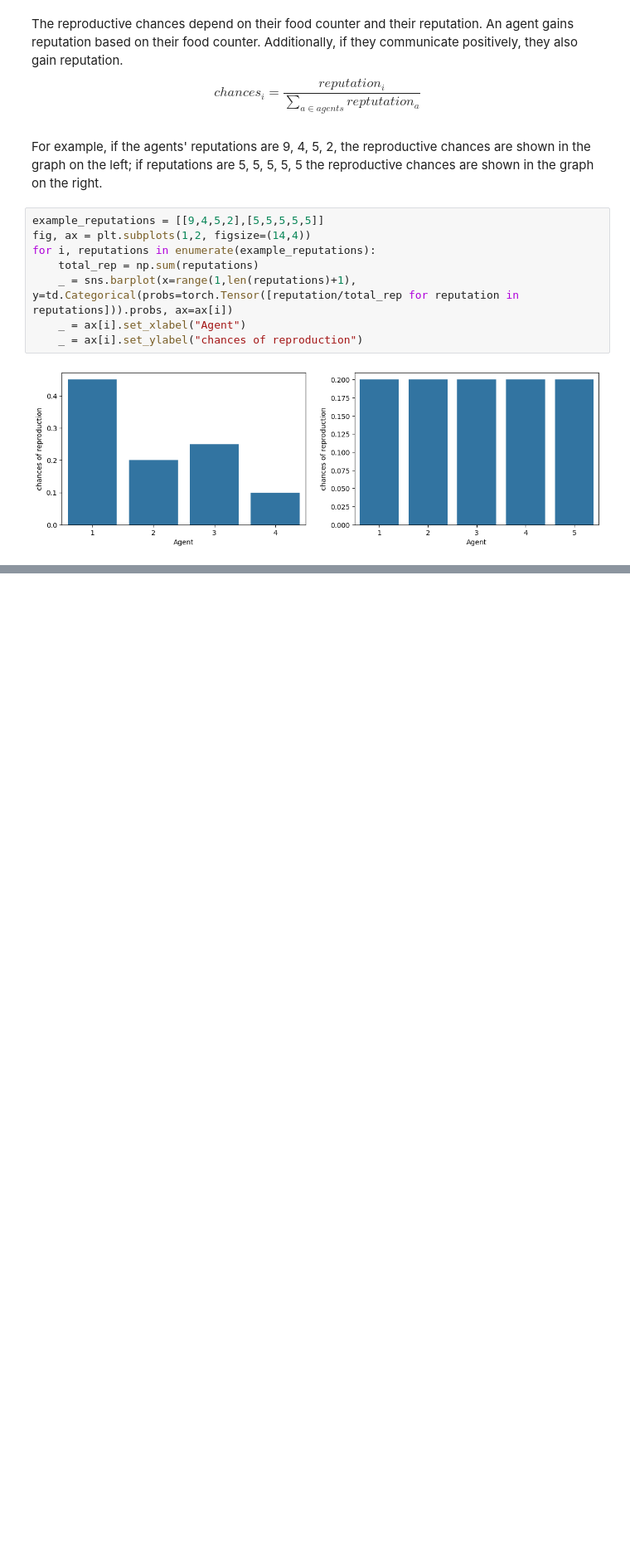
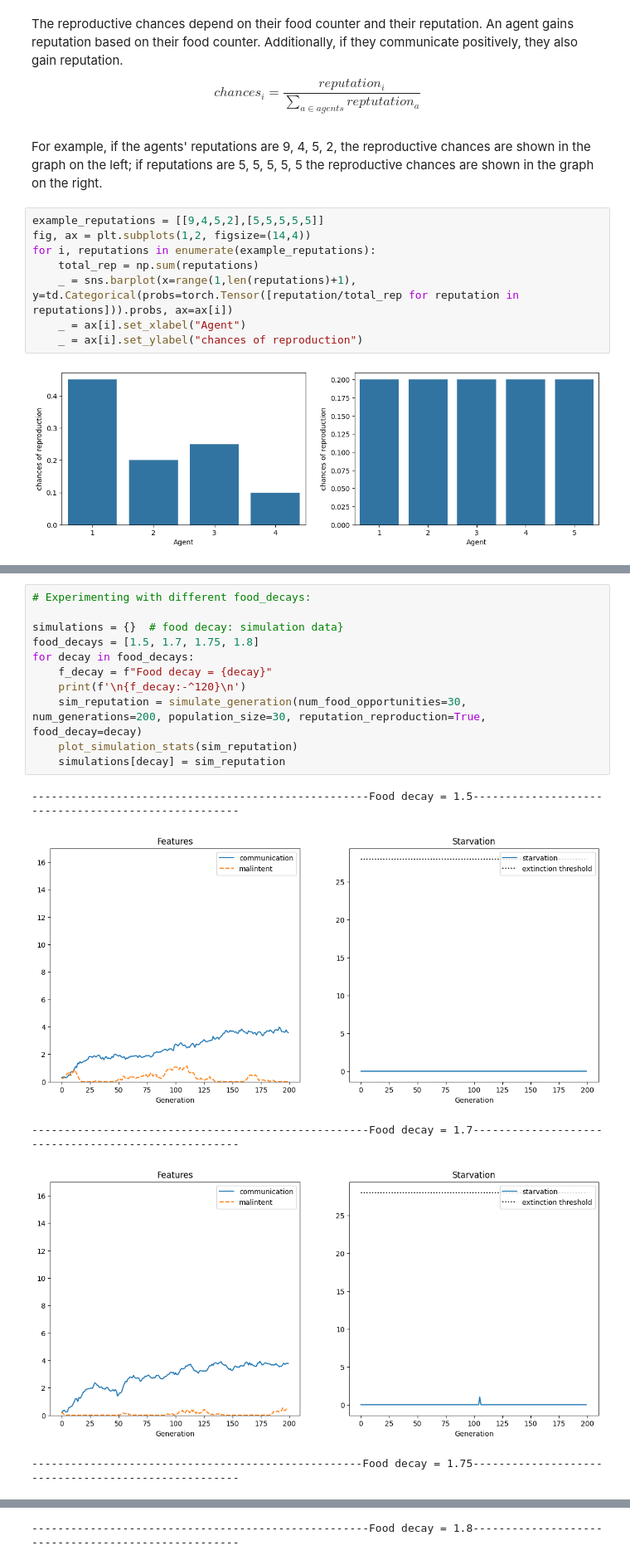
Before and after one commit to philipp-hellwig/evolution-cooperation, a Jupyter notebook: Agent_based_Model_Communication.ipynb, the cells around one changed output, grey strips where cells are left out. Shown at 83% size. Cells and saved outputs as stored; diff of their text form; blank space fills up the shorter version.

```diff
--- a/Agent_based_Model_Communication.ipynb
+++ b/Agent_based_Model_Communication.ipynb
@@ -314,0 +345,17 @@ plot_simulation_stats(stats_reputation)
+# %%
+# Experimenting with different food_decays:
+
+simulations = {}  # food decay: simulation data}
+food_decays = [1.5, 1.7, 1.75, 1.8]
+for decay in food_decays:
+    f_decay = f"Food decay = {decay}"
+    print(f'\n{f_decay:-^120}\n')
+    sim_reputation = simulate_generation(num_food_opportunities=30, num_generations=200, population_size=30, reputation_reproduction=True, food_decay=decay)
+    plot_simulation_stats(sim_reputation)
+    simulations[decay] = sim_reputation
+# %% [output]
+----------------------------------------------------Food decay = 1.5----------------------------------------------------
+[figure, added]
+----------------------------------------------------Food decay = 1.7----------------------------------------------------
+[figure, added]
+---------------------------------------------------Food decay = 1.75----------------------------------------------------
@@ -314,0 +363 @@ plot_simulation_stats(stats_reputation)
+----------------------------------------------------Food decay = 1.8----------------------------------------------------
```
Also changed, not shown: parts of 21 cells of this notebook.
